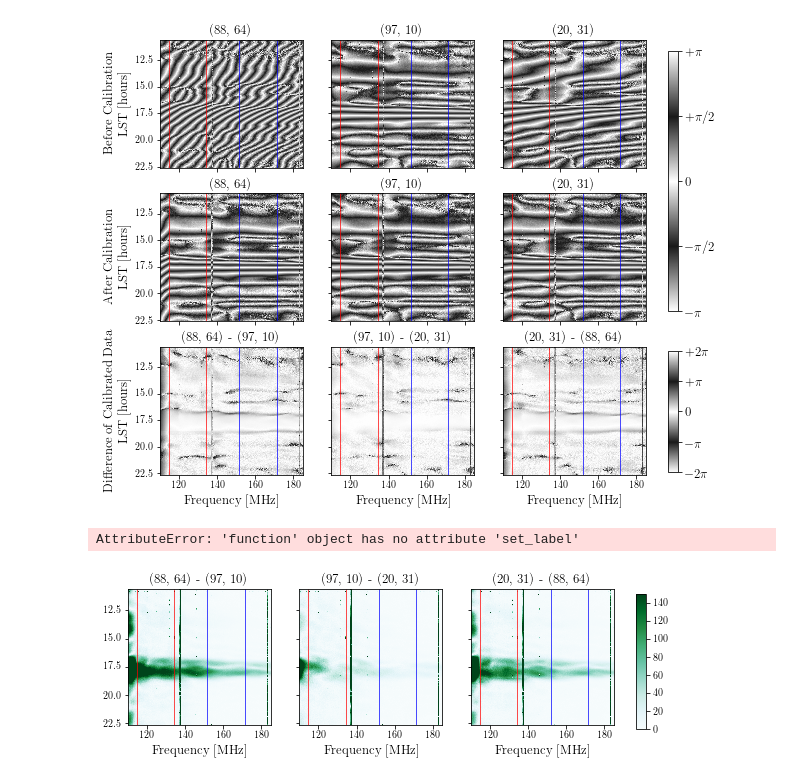
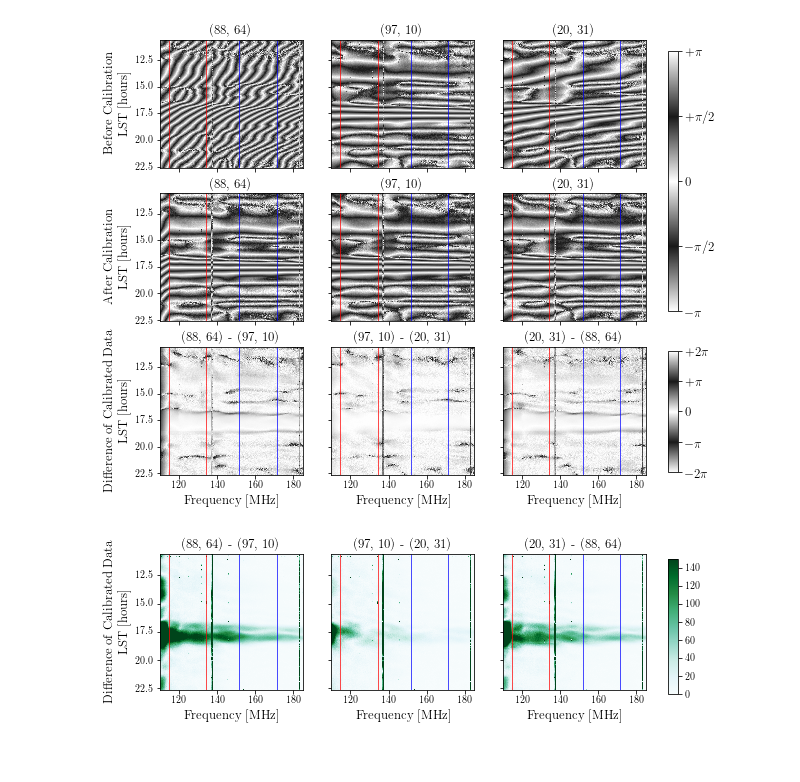
Before and after one commit to UPennEoR/kohn18_analysis, a Jupyter notebook: FigurePlotting/plot_visibility_phase.ipynb, the cells around one changed output. Drawn from its saved outputs; the diff is of its cells as text; code cells hidden in the pictures.

```diff
--- a/FigurePlotting/plot_visibility_phase.ipynb
+++ b/FigurePlotting/plot_visibility_phase.ipynb
@@ -35,11 +42,6 @@ cb1.ax.set_xticklabels([r"$-\pi$", r"$-\pi/2$", 0, r"$+\pi$/2", r"$+\pi$"])
  Text(0,0,'$+\\pi$/2'),
  Text(0,0,'$+\\pi$')]
 [figure]
-# %%
-rawfile = '/lustre/aoc/projects/hera/pchichur/HERA19/RawData/LSThrs_10.5_23.0/zen.2457548.16700_66112.yy.HH.uvcRP.uvh5'
-calfile = '/lustre/aoc/projects/hera/plaplant/HERA19Golden/CalibratedData/LSThrs_10.5_23.0/zen.2457548.16700_66112.yy.HH.uvcRPCS.uvh5'
-savepath = '/lustre/aoc/projects/hera/pchichur/HERA19/final_paper_plots_redone/'
-flagfile = '/lustre/aoc/projects/hera/plaplant/HERA19Golden/CalibratedData/LSThrs_10.5_23.0/zen.2457548_2457555.16700_66112.yy.HH.uvcRPCS.uvh5'
 # %%
 print 'reading raw'
 rawuvd = pyuvdata.UVData()
@@ -199,53 +201,52 @@ cosmo = hera_pspec.conversions.Cosmo_Conversions()
 uvb = hera_pspec.pspecbeam.PSpecBeamUV(beamfile, cosmo=cosmo)
 Jy_to_mK = uvb.Jy_to_mK(np.unique(caluvd.freq_array), pol='yy')
 
-def get_phs(uvd, antpair):
-    phs = uvd.get_data(antpair)
-    phs = phs * Jy_to_mK[None, :]
-    return phs
+def get_dataK(uvd, antpair):
+    dataK = uvd.get_data(antpair)
+    dataK = dataK * Jy_to_mK[None, :]
+    return dataK
 
-rawphs1 = get_phs(rawuvd, antpair1)
-rawphs2 = get_phs(rawuvd, antpair2)
-rawphs3 = get_phs(rawuvd, antpair3)
-rawphases = [rawphs1, rawphs2, rawphs3]
-calphs1 = get_phs(caluvd, antpair1)
-calphs2 = get_phs(caluvd, antpair2)
-calphs3 = get_phs(caluvd, antpair3)
-calphases = [calphs1, calphs2, calphs3]
+rawdataK1 = get_dataK(rawuvd, antpair1)
+rawdataK2 = get_dataK(rawuvd, antpair2)
+rawdataK3 = get_dataK(rawuvd, antpair3)
+rawphases = [rawdataK1, rawdataK2, rawdataK3]
+caldataK1 = get_dataK(caluvd, antpair1)
+caldataK2 = get_dataK(caluvd, antpair2)
+caldataK3 = get_dataK(caluvd, antpair3)
+calphases = [caldataK1, caldataK2, caldataK3]
 # %%
-def plot_phs(ax, data, band, antpair, extent, freqlines):
+def plot_dataK(ax, data, band, antpair, extent, freqlines):
     im = ax.imshow(np.abs(data), aspect='auto', extent=extent, vmax=8)
     ax.vlines(freqlines, extent[-1], extent[-2], colors=['r', 'r', 'b', 'b'], linewidth=.7)
     ax.set_title(str(antpair), fontsize=13)
     ax.set_xlim(band)
     return im
 
 def plot_ratio(ax, data1, data2, antpair1, antpair2, extent, freqlines):
     im = ax.imshow(np.abs(data1-data2) * 10**-3, aspect='auto', extent=extent, vmax=150, cmap='BuGn')
     ax.set_title(str(antpair1) + ' - ' + str(antpair2), fontsize=13)
     ax.set_xlabel('Frequency [MHz]', fontsize=13)
     ax.vlines(freqlines, extent[-1], extent[-2], colors=['r', 'r', 'b', 'b'], linewidth=.7)
     ax.set_xlim(band)
     return im
 
 fig, axes = plt.subplots(nrows=1, ncols=3, figsize=(10,2.5), sharex=True, sharey='row')
-#for ax, phsdata, antpair in zip(axes.flatten(), rawphases+calphases, antpairs+antpairs):
-#    im1 = plot_phs(ax=ax, data=phsdata, band=band, antpair=antpair, extent=extent, freqlines=freqborders)
-im2 = plot_ratio(axes[0], calphs1, calphs2, antpair1, antpair2, extent=extent, freqlines=freqborders)
-im2 = plot_ratio(axes[1], calphs2, calphs3, antpair2, antpair3, extent=extent, freqlines=freqborders)
-im2 = plot_ratio(axes[2], calphs3, calphs1, antpair3, antpair1, extent=extent, freqlines=freqborders)
+#for ax, dataKdata, antpair in zip(axes.flatten(), rawphases+calphases, antpairs+antpairs):
+#    im1 = plot_dataK(ax=ax, data=dataKdata, band=band, antpair=antpair, extent=extent, freqlines=freqborders)
+im2 = plot_ratio(axes[0], caldataK1, caldataK2, antpair1, antpair2, extent=extent, freqlines=freqborders)
+im2 = plot_ratio(axes[1], caldataK2, caldataK3, antpair2, antpair3, extent=extent, freqlines=freqborders)
+im2 = plot_ratio(axes[2], caldataK3, caldataK1, antpair3, antpair1, extent=extent, freqlines=freqborders)
 
 fig.subplots_adjust(right=0.8)
 cbar_ax1 = fig.add_axes([0.83, 0.1, 0.015, 0.75])
 fig.colorbar(im2, cax=cbar_ax1)
 #cbar_ax1.set_yticklabels([r"$-\pi$", r"$-\pi/2$", 0, r"$+\pi$/2", r"$+\pi$"], fontsize=13)
 #cbar_ax2 = fig.add_axes([0.83, 0.13, 0.015, 0.21])
 #fig.colorbar(im2, cax=cbar_ax2)
 #cbar_ax2.set_yticklabels([r"$-2\pi$", r"$-\pi$", 0, r"$+\pi$", r"$+2\pi$"], fontsize=13)
 
 axes[0].set_ylabel('Difference of Calibrated Data \n LST [hours]', fontsize=13)
 
 fig.savefig(savepath + 'calibration_on_vis.pdf', bbox_inches='tight')
 # %% [output]
-AttributeError: 'function' object has no attribute 'set_label'
-[figure, old version]
+[figure, new version]
```
Also changed, not shown: parts of 6 cells of this notebook, 3 other files.
